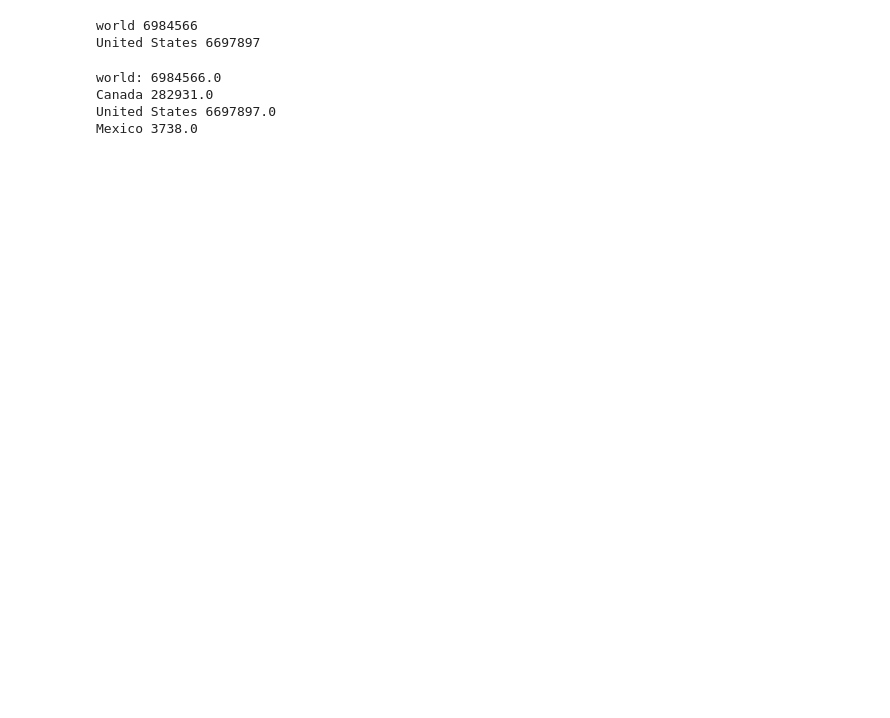
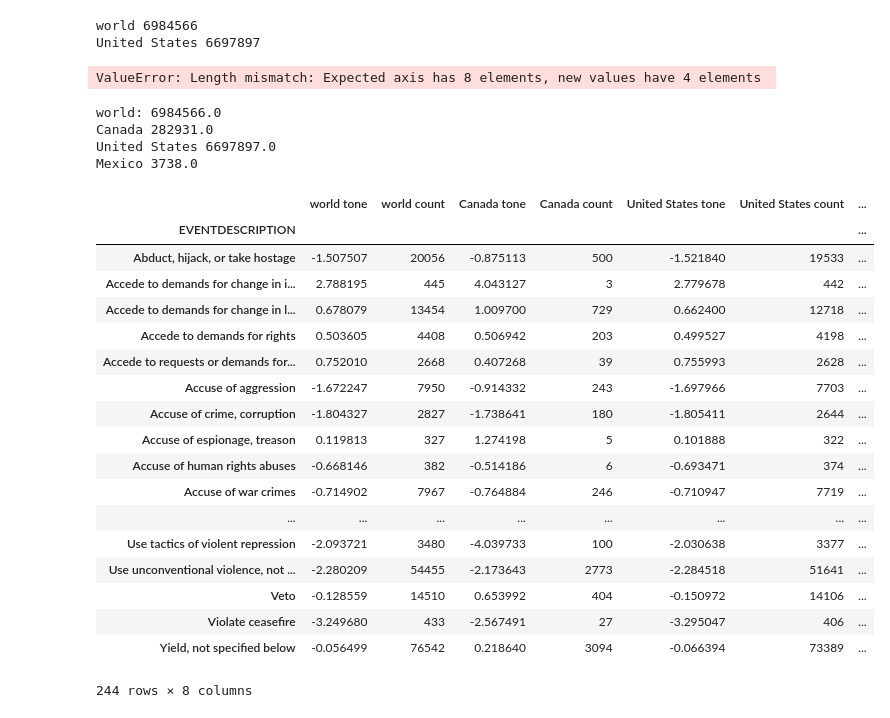
Before and after one commit to EmmanueleSalvati/Kojak, a Jupyter notebook: Kojak_workflow.ipynb, the cells around one changed output. Saved outputs shown, nothing was run; the diff lists cells and outputs as text; code cells hidden in the pictures; blank space fills up the shorter version.

Commit message:
add tone into Kojak

```diff
--- a/Kojak_workflow.ipynb
+++ b/Kojak_workflow.ipynb
@@ -2,7 +2,7 @@
 import pandas as pd
 import Kojak_analysis_functions_slick as funcs
 import GDELT_loader as loader
-big_df = loader.load_csv("data", columns=loader.COLUMNS_TFIDF)
+big_df = loader.load_csv("data", columns=loader.COLUMNS_TFIDF_debug)
 world = funcs.filter_by_continent(big_df, funcs.NORTH_AMERICA)
 dfs = funcs.split_df_by_country(world, funcs.NORTH_AMERICA)
 # %%
@@ -13,6 +13,8 @@ world 6984566
 United States 6697897
 # %%
 final_df = funcs.final_df(world, dfs)
+# %% [output]
+ValueError: Length mismatch: Expected axis has 8 elements, new values have 4 elements
 # %%
 tfs = funcs.tfids_df(final_df)
 # %% [output]
@@ -22,3 +24,28 @@ United States 6697897.0
 Mexico 3738.0
 # %%
 funcs.tfs_to_tsv(tfs)
+# %%
+reload(funcs)
+final_df = funcs.final_df(world, dfs)
+# %%
+final_df
+# %% [output]
+|  | world tone | world count | Canada tone | Canada count | United States tone | United States count | ... |
+| EVENTDESCRIPTION |  |  |  |  |  |  | ... |
+| Abduct, hijack, or take hostage | -1.507507 | 20056 | -0.875113 | 500 | -1.521840 | 19533 | ... |
+| Accede to demands for change in i... | 2.788195 | 445 | 4.043127 | 3 | 2.779678 | 442 | ... |
+| Accede to demands for change in l... | 0.678079 | 13454 | 1.009700 | 729 | 0.662400 | 12718 | ... |
+| Accede to demands for rights | 0.503605 | 4408 | 0.506942 | 203 | 0.499527 | 4198 | ... |
+| Accede to requests or demands for... | 0.752010 | 2668 | 0.407268 | 39 | 0.755993 | 2628 | ... |
+| Accuse of aggression | -1.672247 | 7950 | -0.914332 | 243 | -1.697966 | 7703 | ... |
+| Accuse of crime, corruption | -1.804327 | 2827 | -1.738641 | 180 | -1.805411 | 2644 | ... |
+| Accuse of espionage, treason | 0.119813 | 327 | 1.274198 | 5 | 0.101888 | 322 | ... |
+| Accuse of human rights abuses | -0.668146 | 382 | -0.514186 | 6 | -0.693471 | 374 | ... |
+| Accuse of war crimes | -0.714902 | 7967 | -0.764884 | 246 | -0.710947 | 7719 | ... |
+| ... | ... | ... | ... | ... | ... | ... | ... |
+| Use tactics of violent repression | -2.093721 | 3480 | -4.039733 | 100 | -2.030638 | 3377 | ... |
+| Use unconventional violence, not ... | -2.280209 | 54455 | -2.173643 | 2773 | -2.284518 | 51641 | ... |
+| Veto | -0.128559 | 14510 | 0.653992 | 404 | -0.150972 | 14106 | ... |
+| Violate ceasefire | -3.249680 | 433 | -2.567491 | 27 | -3.295047 | 406 | ... |
+| Yield, not specified below | -0.056499 | 76542 | 0.218640 | 3094 | -0.066394 | 73389 | ... |
+244 rows × 8 columns
```
Also changed, not shown: 2 other files.
